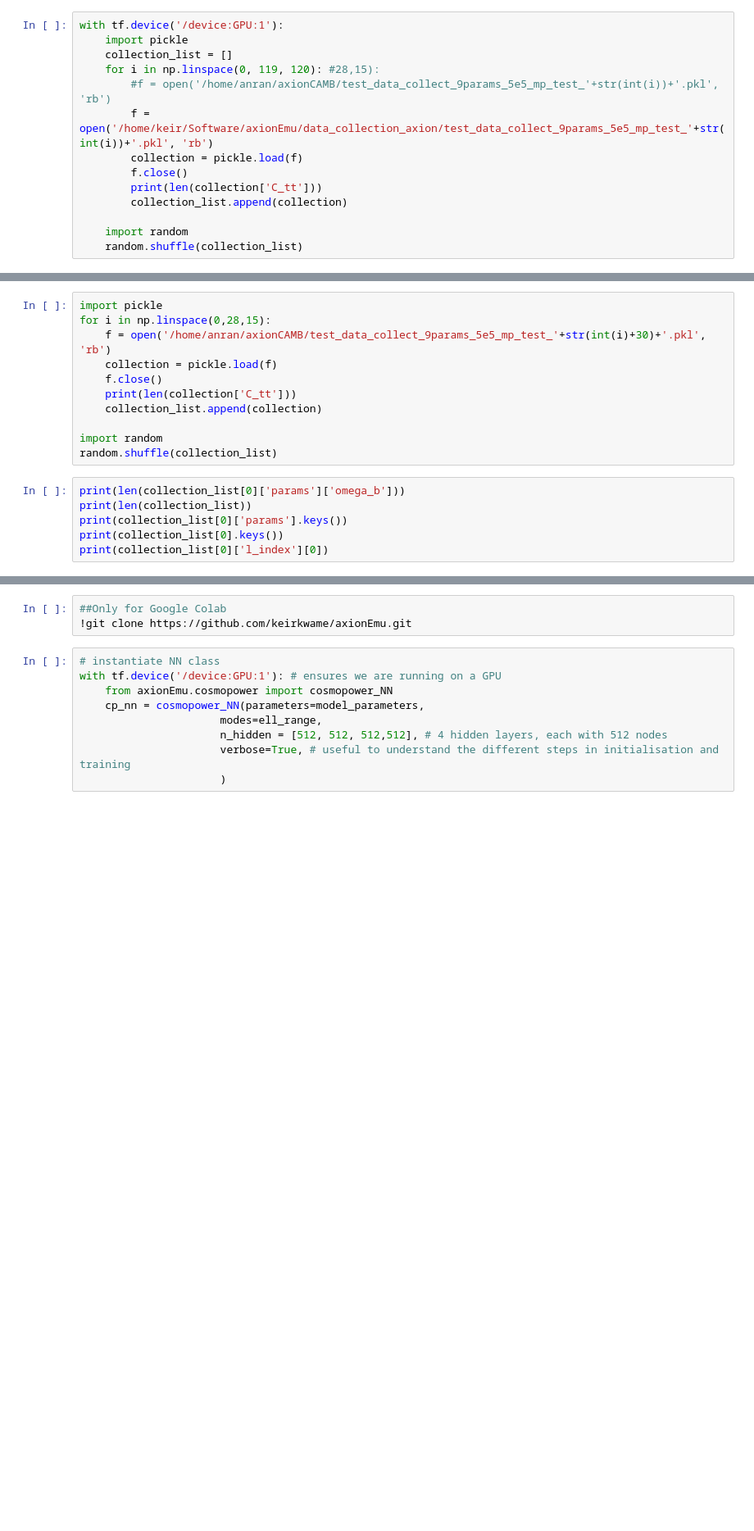
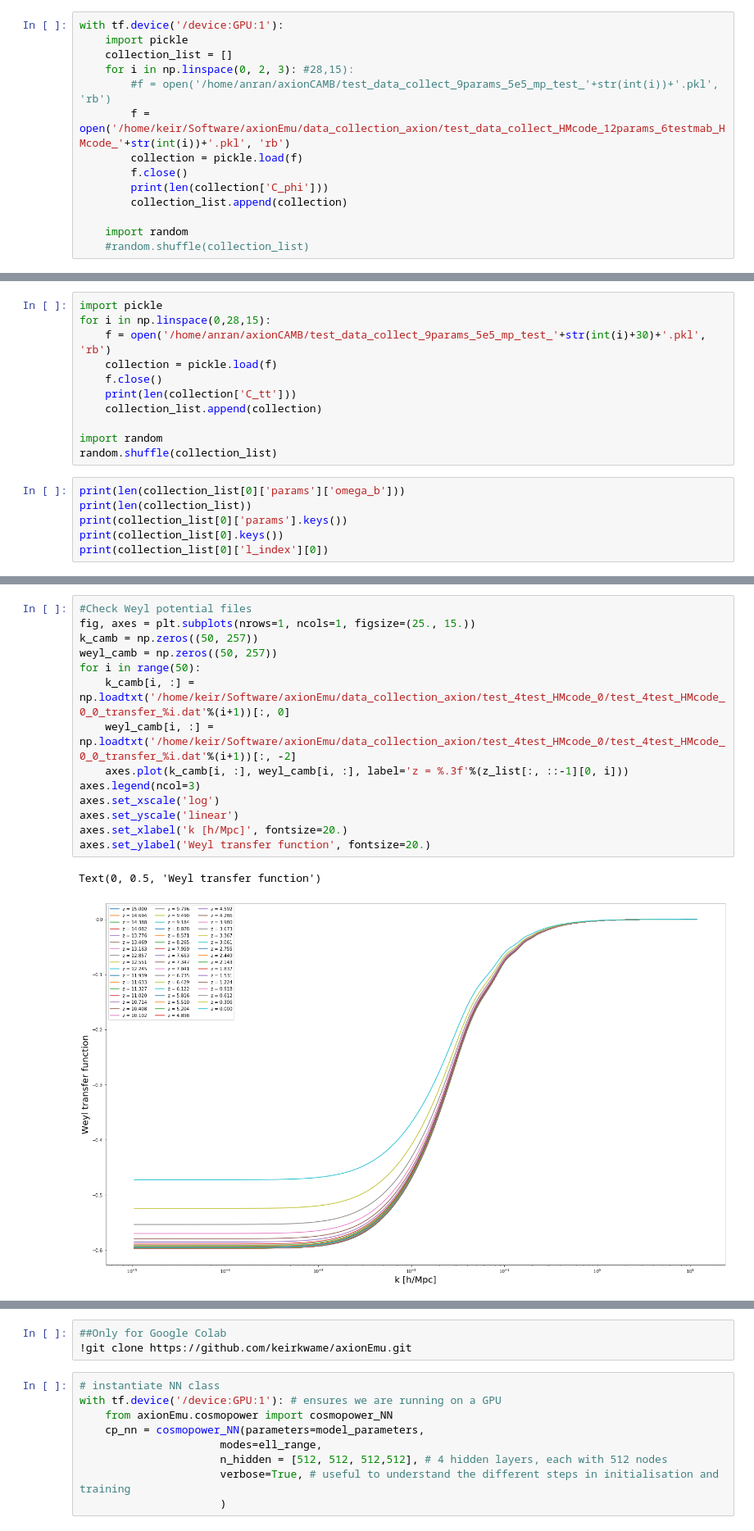
Before and after one commit to keirkwame/axionEmu, a Jupyter notebook: emulator_NN_phiphi_training.ipynb, the cells around one changed output, grey strips where cells are left out. Shown at 82% size. Cells and saved outputs as stored; diff of their text form; blank space fills up the shorter version.

```diff
--- a/emulator_NN_phiphi_training.ipynb
+++ b/emulator_NN_phiphi_training.ipynb
@@ -30,14 +33,14 @@ np.linspace(0,28,15)
 with tf.device('/device:GPU:1'):
     import pickle
     collection_list = []
-    for i in np.linspace(0, 119, 120): #28,15):
+    for i in np.linspace(0, 2, 3): #28,15):
         #f = open('/home/anran/axionCAMB/test_data_collect_9params_5e5_mp_test_'+str(int(i))+'.pkl', 'rb')
-        f = open('/home/keir/Software/axionEmu/data_collection_axion/test_data_collect_9params_5e5_mp_test_'+str(int(i))+'.pkl', 'rb')
+        f = open('/home/keir/Software/axionEmu/data_collection_axion/test_data_collect_HMcode_12params_6testmab_HMcode_'+str(int(i))+'.pkl', 'rb')
         collection = pickle.load(f)
         f.close()
-        print(len(collection['C_tt']))
+        print(len(collection['C_phi']))
         collection_list.append(collection)
 
     import random
-    random.shuffle(collection_list)
+    #random.shuffle(collection_list)
 # %% [output]
@@ -157,0 +168,17 @@ number of testing spectra:  (6490, 3999)
+# %%
+#Check Weyl potential files
+fig, axes = plt.subplots(nrows=1, ncols=1, figsize=(25., 15.))
+k_camb = np.zeros((50, 257))
+weyl_camb = np.zeros((50, 257))
+for i in range(50):
+    k_camb[i, :] = np.loadtxt('/home/keir/Software/axionEmu/data_collection_axion/test_4test_HMcode_0/test_4test_HMcode_0_0_transfer_%i.dat'%(i+1))[:, 0]
+    weyl_camb[i, :] = np.loadtxt('/home/keir/Software/axionEmu/data_collection_axion/test_4test_HMcode_0/test_4test_HMcode_0_0_transfer_%i.dat'%(i+1))[:, -2]
+    axes.plot(k_camb[i, :], weyl_camb[i, :], label='z = %.3f'%(z_list[:, ::-1][0, i]))
+axes.legend(ncol=3)
+axes.set_xscale('log')
+axes.set_yscale('linear')
+axes.set_xlabel('k [h/Mpc]', fontsize=20.)
+axes.set_ylabel('Weyl transfer function', fontsize=20.)
+# %% [output]
+Text(0, 0.5, 'Weyl transfer function')
+[figure, added]
```
Also changed, not shown: parts of 22 cells of this notebook, 19 other files.
